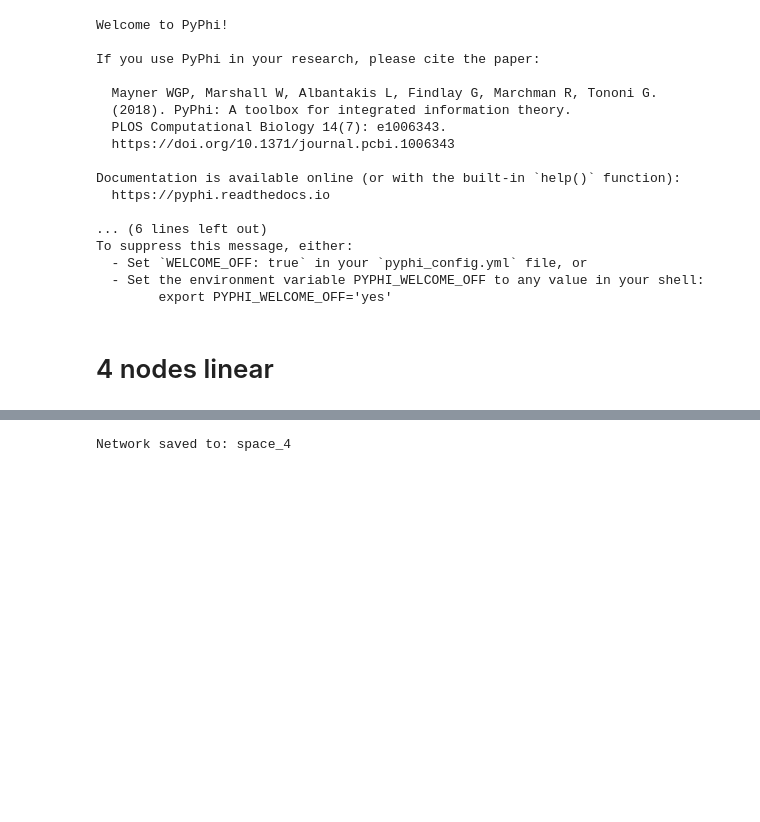
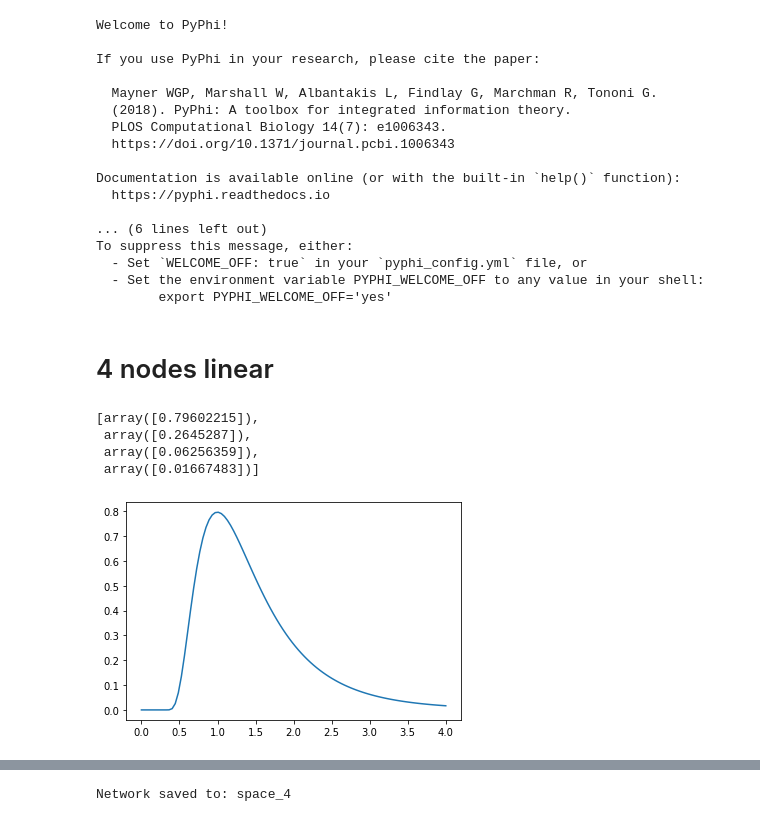
Before and after one commit to matteograsso/visualize_pyphi, a Jupyter notebook: space_figures.ipynb, the cells around one changed output, grey strips where cells are left out. Saved outputs shown, nothing was run; the diff lists cells and outputs as text; code cells hidden in the pictures; blank space fills up the shorter version.

Commit message:
Play with lognorm

```diff
--- a/space_figures.ipynb
+++ b/space_figures.ipynb
@@ -37,3 +37,20 @@ To suppress this message, either:
         export PYPHI_WELCOME_OFF='yes'
 # %% [markdown]
 # 4 nodes linear
+# %%
+from scipy.stats import lognorm
+import numpy as np
+import pylab as pl
+
+stddev = 0.6
+mean = 0.3
+dist=lognorm([stddev],loc=mean)
+x=np.linspace(0,4,100)
+pl.plot(x,dist.pdf(x))
+[dist.pdf(x) for x in [1,2,3,4]]
+# %% [output]
+[array([0.79602215]),
+ array([0.2645287]),
+ array([0.06256359]),
+ array([0.01667483])]
+[figure, added]
```
Also changed, not shown: parts of 14 cells of this notebook, 3 other files.
